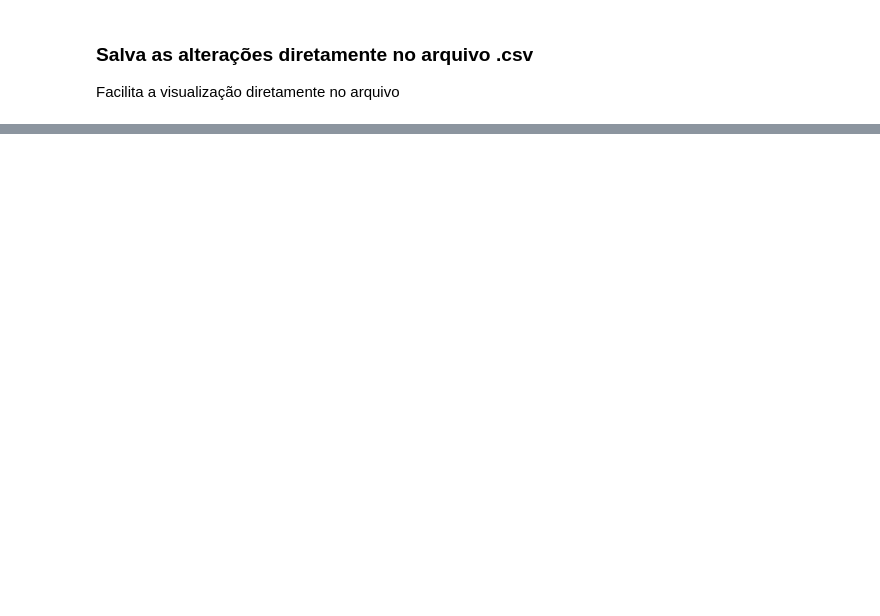
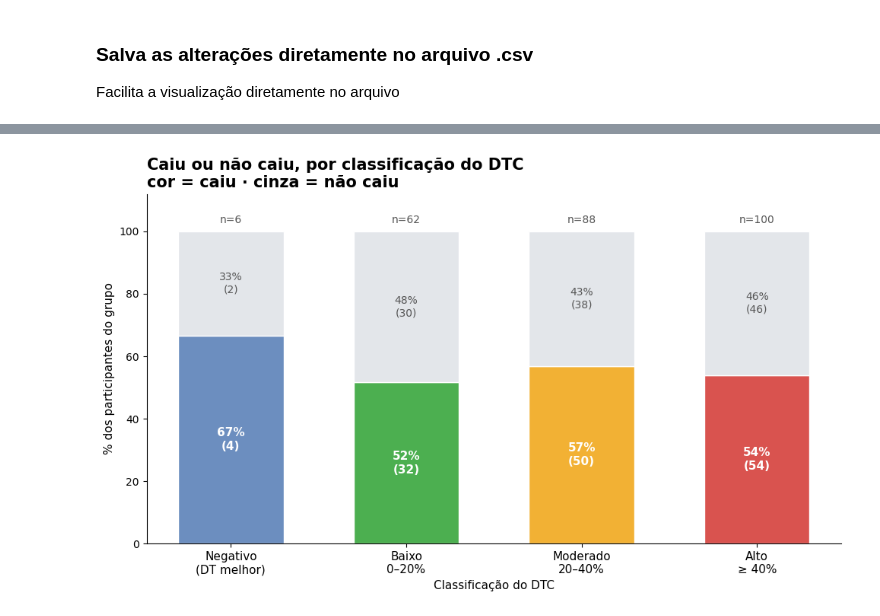
Before and after one commit to gioxavier7/extensao-aacd, a Jupyter notebook: analises/tratativas.ipynb, the cells around one changed output, grey strips where cells are left out. Cells and saved outputs as stored; diff of their text form; code cells hidden in the pictures; blank space fills up the shorter version.

```diff
--- a/analises/tratativas.ipynb
+++ b/analises/tratativas.ipynb
@@ -692,0 +1102,85 @@ runpy.run_path(str(caminho_script), run_name='__main__')
+# %%
+# ---------- Base: quem tem os dois testes de blazepod e nº de quedas informado ----------
+simples = pd.to_numeric(df["Reação (blazepod)"], errors="coerce")
+dupla   = pd.to_numeric(df["Reação (blazepod) DT"], errors="coerce")
+validos = simples.gt(0) & dupla.gt(0)
+
+b = df.loc[validos].copy()
+b["dtc"]    = pd.to_numeric(b["dtc_pct"], errors="coerce")
+b["quedas"] = pd.to_numeric(b["Nº quedas ao chão"], errors="coerce")   # "não informado" vira NaN
+b = b.dropna(subset=["dtc", "quedas"])
+b["caiu"] = b["quedas"] > 0
+
+# ---------- Classificação do DTC (mesmas faixas do gráfico 1) ----------
+rotulos = ["Negativo\n(DT melhor)", "Baixo\n0–20%", "Moderado\n20–40%", "Alto\n≥ 40%"]
+b["classe"] = pd.cut(b["dtc"], bins=[-np.inf, 0, 20, 40, np.inf], labels=rotulos, right=False)
+cores = ["#6C8EBF", "#4CAF50", "#F2B134", "#D9534F"]
+
+res = b.groupby("classe", observed=False).agg(
+    n=("ID", "count"),
+    n_caiu=("caiu", "sum"),
+    total_quedas=("quedas", "sum"),
+    media_quedas=("quedas", "mean"),
+).reindex(rotulos)
+res["pct_caiu"] = res["n_caiu"] / res["n"] * 100
+res["pct_nao"]  = 100 - res["pct_caiu"]
+print(res.round(1))
+
+def limpar(ax):
+    for s in ("top", "right"):
+        ax.spines[s].set_visible(False)
+
+x = np.arange(len(rotulos))
+
+# =====================================================================
+# GRÁFICO 4 — Caiu ou não caiu, por classificação do DTC (% dentro de cada grupo)
+# =====================================================================
+fig, ax = plt.subplots(figsize=(10, 6))
+ax.bar(x, res["pct_caiu"], color=cores, edgecolor="white", width=0.6, label="Caiu (≥ 1 queda)")
+ax.bar(x, res["pct_nao"], bottom=res["pct_caiu"], color="#E3E6EA", edgecolor="white",
+       width=0.6, label="Não caiu")
+
+for i, r in enumerate(res.itertuples()):
+    if r.n == 0:
+        continue
+    ax.text(i, r.pct_caiu / 2, f"{r.pct_caiu:.0f}%\n({int(r.n_caiu)})", ha="center", va="center",
+            fontsize=11, fontweight="bold", color="white")
+    ax.text(i, r.pct_caiu + r.pct_nao / 2, f"{r.pct_nao:.0f}%\n({int(r.n - r.n_caiu)})",
+            ha="center", va="center", fontsize=10, color="#555")
+    ax.text(i, 102, f"n={int(r.n)}", ha="center", va="bottom", fontsize=10, color="#555")
+
+ax.set_xticks(x); ax.set_xticklabels(rotulos, fontsize=11)
+ax.set_ylim(0, 112); ax.set_ylabel("% dos participantes do grupo", fontsize=11)
+ax.set_xlabel("Classificação do DTC", fontsize=11)
+ax.set_title("Caiu ou não caiu, por classificação do DTC\ncor = caiu · cinza = não caiu",
+             fontsize=15, fontweight="bold", loc="left")
+limpar(ax)
+plt.tight_layout()
+plt.savefig("grafico_dtc_caiu_nao.png", dpi=200, bbox_inches="tight")
+plt.show()
+
+# =====================================================================
+# GRÁFICO 5 — Quantidade de quedas, por classificação do DTC
+# =====================================================================
+fig, ax = plt.subplots(figsize=(10, 6))
+ax.bar(x, res["media_quedas"], color=cores, edgecolor="white", width=0.6)
+ymax = res["media_quedas"].max()
+ax.set_ylim(0, ymax * 1.3)
+
+for i, r in enumerate(res.itertuples()):
+    if r.n == 0:
+        continue
+    ax.text(i, r.media_quedas + ymax * 0.02,
+            f"{r.media_quedas:.2f}\n{int(r.total_quedas)} quedas / n={int(r.n)}",
+            ha="center", va="bottom", fontsize=10)
+
+ax.set_xticks(x); ax.set_xticklabels(rotulos, fontsize=11)
+ax.set_ylabel("Média de quedas por participante", fontsize=11)
+ax.set_xlabel("Classificação do DTC", fontsize=11)
+ax.set_title("Quantidade de quedas por classificação do DTC\nbarra = média por pessoa · rótulo = total de quedas e n",
+             fontsize=15, fontweight="bold", loc="left")
+limpar(ax)
+plt.tight_layout()
+plt.savefig("grafico_dtc_qtd_quedas.png", dpi=200, bbox_inches="tight")
+plt.show()
+# %% [output]
@@ -692,0 +1200 @@ runpy.run_path(str(caminho_script), run_name='__main__')
+[figure, added]
```
Also changed, not shown: parts of 32 cells of this notebook, 11 other files.
